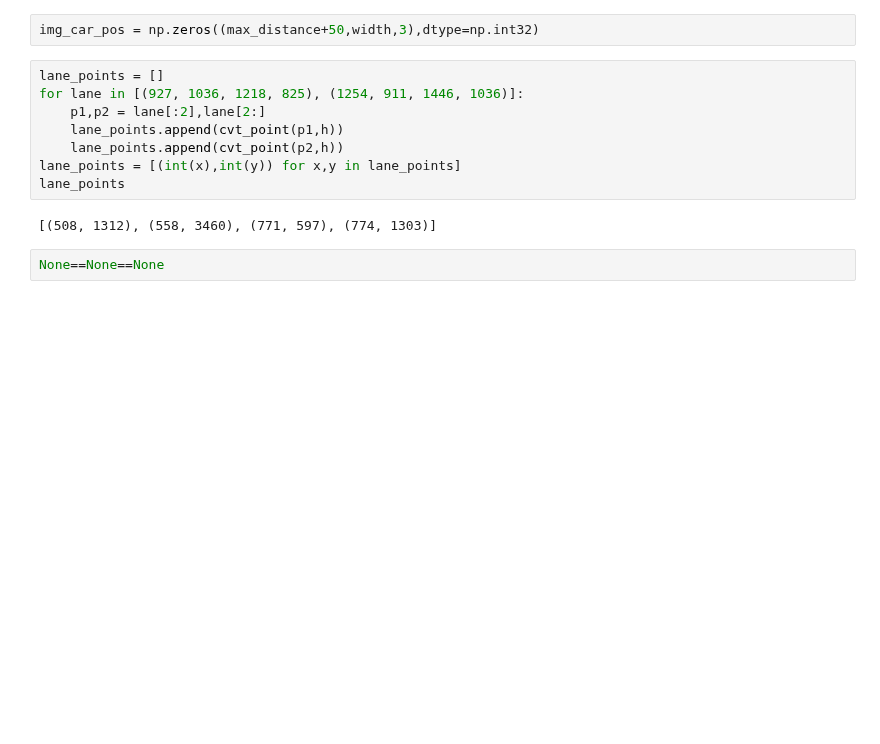
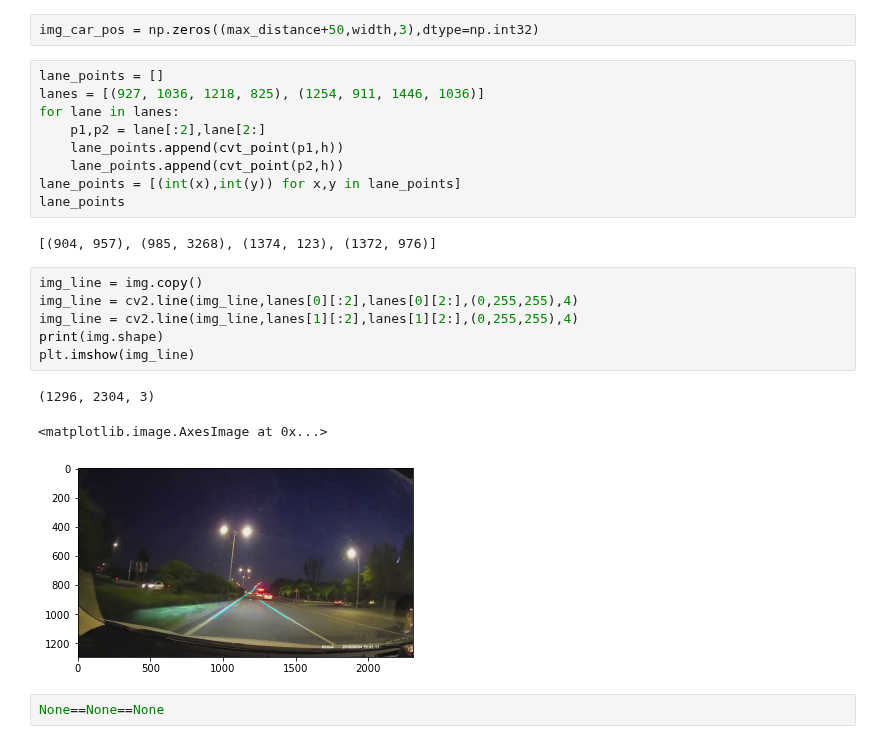
Before and after one commit to hero576/opencv_demo, a Jupyter notebook: car_over_detect.ipynb, the cells around one changed output. Cells and saved outputs as stored; diff of their text form; blank space fills up the shorter version.

Commit message:
lane

```diff
--- a/car_over_detect.ipynb
+++ b/car_over_detect.ipynb
@@ -140,14 +165,25 @@ max_distance = np.max([y for _,y in car_pos ])
 img_car_pos = np.zeros((max_distance+50,width,3),dtype=np.int32)
 # %%
 lane_points = []
-for lane in [(927, 1036, 1218, 825), (1254, 911, 1446, 1036)]:
+lanes = [(927, 1036, 1218, 825), (1254, 911, 1446, 1036)]
+for lane in lanes:
     p1,p2 = lane[:2],lane[2:]
     lane_points.append(cvt_point(p1,h))
     lane_points.append(cvt_point(p2,h))
 lane_points = [(int(x),int(y)) for x,y in lane_points]
 lane_points
 # %% [output]
-[(508, 1312), (558, 3460), (771, 597), (774, 1303)]
+[(904, 957), (985, 3268), (1374, 123), (1372, 976)]
+# %%
+img_line = img.copy()
+img_line = cv2.line(img_line,lanes[0][:2],lanes[0][2:],(0,255,255),4)
+img_line = cv2.line(img_line,lanes[1][:2],lanes[1][2:],(0,255,255),4)
+print(img.shape)
+plt.imshow(img_line)
+# %% [output]
+(1296, 2304, 3)
+<matplotlib.image.AxesImage at 0x...>
+[figure, added]
 # %%
 None==None==None
 # %% [output]
```
Also changed, not shown: parts of 17 cells of this notebook, 1 other file.
